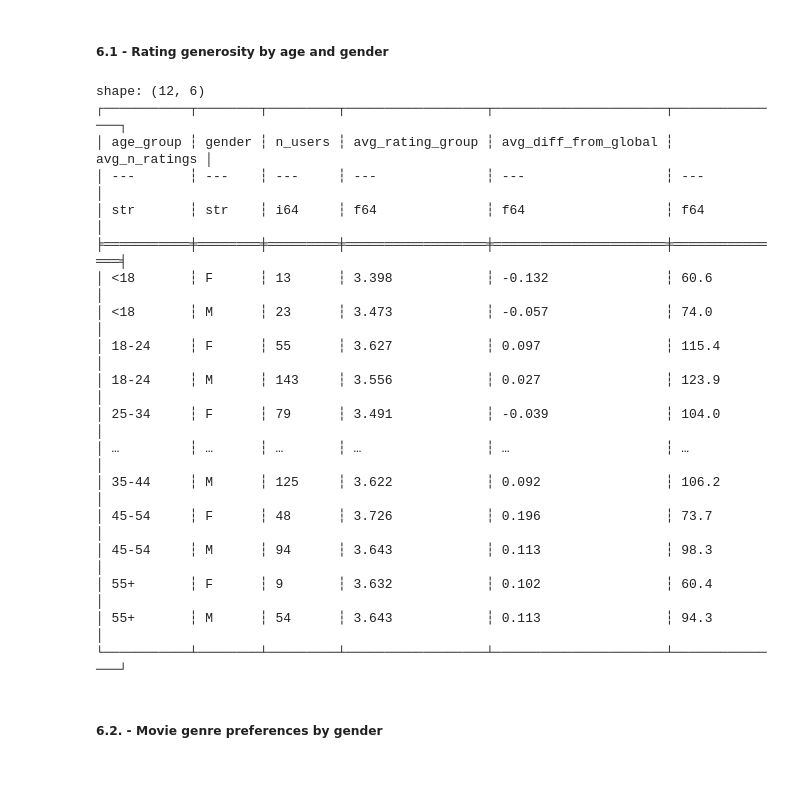
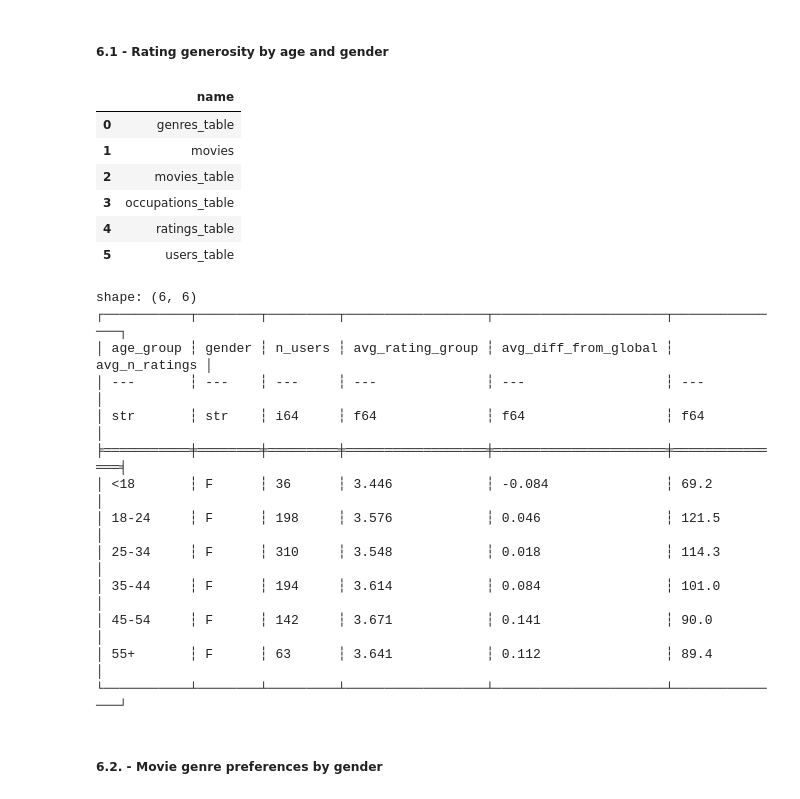
Before and after one commit to GoncaloBento/movielens-aws-duckdb, a Jupyter notebook: notebooks/data_base_handler.ipynb, the cells around one changed output. Drawn from its saved outputs; the diff is of its cells as text; code cells hidden in the pictures.

```diff
--- a/notebooks/data_base_handler.ipynb
+++ b/notebooks/data_base_handler.ipynb
@@ -979,7 +1035,29 @@ shape: (3, 4)
 #### 6. How do age and gender influence movie preferences and rating generosity?
 # %% [markdown]
 ##### 6.1 - Rating generosity by age and gender
+# %%
+conn.execute("SHOW TABLES").df()
+# %% [output]
+|  | name |
+| 0 | genres_table |
+| 1 | movies |
+| 2 | movies_table |
+| 3 | occupations_table |
+| 4 | ratings_table |
+| 5 | users_table |
 # %%
+
+df_users_temp = df_users.clone()
+
+df_users_temp = df_users_temp.with_columns([
+    pl.when(pl.col('gender') == '1')
+      .then(pl.lit('M'))
+      .otherwise(pl.lit('F'))
+      .alias('gender')
+])
+
+conn.register('users_temp_table', df_users_temp)
+
 df_age_gender_generosity = conn.execute("""
 WITH user_avg AS (
     SELECT
@@ -995,11 +1073,11 @@ user_demo AS (
         ua.avg_user_rating,
         ua.n_ratings,
         u.age,
-        CASE WHEN u.gender = 1 THEN 'M' ELSE 'F' END AS gender
+        u.gender AS gender_label   -- já é string
     FROM user_avg ua
-    JOIN users_table u
-      ON ua.userId = u.user_id
-    WHERE ua.n_ratings >= 20  -- só utilizadores com pelo menos 20 ratings
+    JOIN users_temp_table u
+      ON ua.userId = u.userId
+    WHERE ua.n_ratings >= 20
 ),
 global_stats AS (
     SELECT AVG(rating) AS global_avg_rating
@@ -1007,7 +1085,7 @@ global_stats AS (
 ),
 classified AS (
     SELECT
-        gender,
+        gender_label,
         CASE
             WHEN age < 18 THEN '<18'
             WHEN age BETWEEN 18 AND 24 THEN '18-24'
@@ -1024,13 +1102,13 @@ classified AS (
 )
 SELECT
     age_group,
-    gender,
+    gender_label AS gender,
     COUNT(*) AS n_users,
     ROUND(AVG(avg_user_rating), 3) AS avg_rating_group,
     ROUND(AVG(diff_from_global), 3) AS avg_diff_from_global,
     ROUND(AVG(n_ratings), 1) AS avg_n_ratings
 FROM classified
-GROUP BY age_group, gender
+GROUP BY age_group, gender_label
 ORDER BY
     CASE age_group
         WHEN '<18' THEN 1
@@ -1040,28 +1118,23 @@ ORDER BY
         WHEN '45-54' THEN 5
         ELSE 6
     END,
-    gender;
+    gender_label;
 """).pl()
 
 print(df_age_gender_generosity)
 # %% [output]
-shape: (12, 6)
+shape: (6, 6)
 ┌───────────┬────────┬─────────┬──────────────────┬──────────────────────┬───────────────┐
 │ age_group ┆ gender ┆ n_users ┆ avg_rating_group ┆ avg_diff_from_global ┆ avg_n_ratings │
 │ ---       ┆ ---    ┆ ---     ┆ ---              ┆ ---                  ┆ ---           │
 │ str       ┆ str    ┆ i64     ┆ f64              ┆ f64                  ┆ f64           │
 ╞═══════════╪════════╪═════════╪══════════════════╪══════════════════════╪═══════════════╡
-│ <18       ┆ F      ┆ 13      ┆ 3.398            ┆ -0.132               ┆ 60.6          │
-│ <18       ┆ M      ┆ 23      ┆ 3.473            ┆ -0.057               ┆ 74.0          │
-│ 18-24     ┆ F      ┆ 55      ┆ 3.627            ┆ 0.097                ┆ 115.4         │
-│ 18-24     ┆ M      ┆ 143     ┆ 3.556            ┆ 0.027                ┆ 123.9         │
-│ 25-34     ┆ F      ┆ 79      ┆ 3.491            ┆ -0.039               ┆ 104.0         │
-│ …         ┆ …      ┆ …       ┆ …                ┆ …                    ┆ …             │
-│ 35-44     ┆ M      ┆ 125     ┆ 3.622            ┆ 0.092                ┆ 106.2         │
-│ 45-54     ┆ F      ┆ 48      ┆ 3.726            ┆ 0.196                ┆ 73.7          │
-│ 45-54     ┆ M      ┆ 94      ┆ 3.643            ┆ 0.113                ┆ 98.3          │
-│ 55+       ┆ F      ┆ 9       ┆ 3.632            ┆ 0.102                ┆ 60.4          │
-│ 55+       ┆ M      ┆ 54      ┆ 3.643            ┆ 0.113                ┆ 94.3          │
+│ <18       ┆ F      ┆ 36      ┆ 3.446            ┆ -0.084               ┆ 69.2          │
+│ 18-24     ┆ F      ┆ 198     ┆ 3.576            ┆ 0.046                ┆ 121.5         │
+│ 25-34     ┆ F      ┆ 310     ┆ 3.548            ┆ 0.018                ┆ 114.3         │
+│ 35-44     ┆ F      ┆ 194     ┆ 3.614            ┆ 0.084                ┆ 101.0         │
+│ 45-54     ┆ F      ┆ 142     ┆ 3.671            ┆ 0.141                ┆ 90.0          │
+│ 55+       ┆ F      ┆ 63      ┆ 3.641            ┆ 0.112                ┆ 89.4          │
 └───────────┴────────┴─────────┴──────────────────┴──────────────────────┴───────────────┘
 # %% [markdown]
 ##### 6.2. - Movie genre preferences by gender
```
Also changed, not shown: parts of 29 cells of this notebook, 2 other files.
